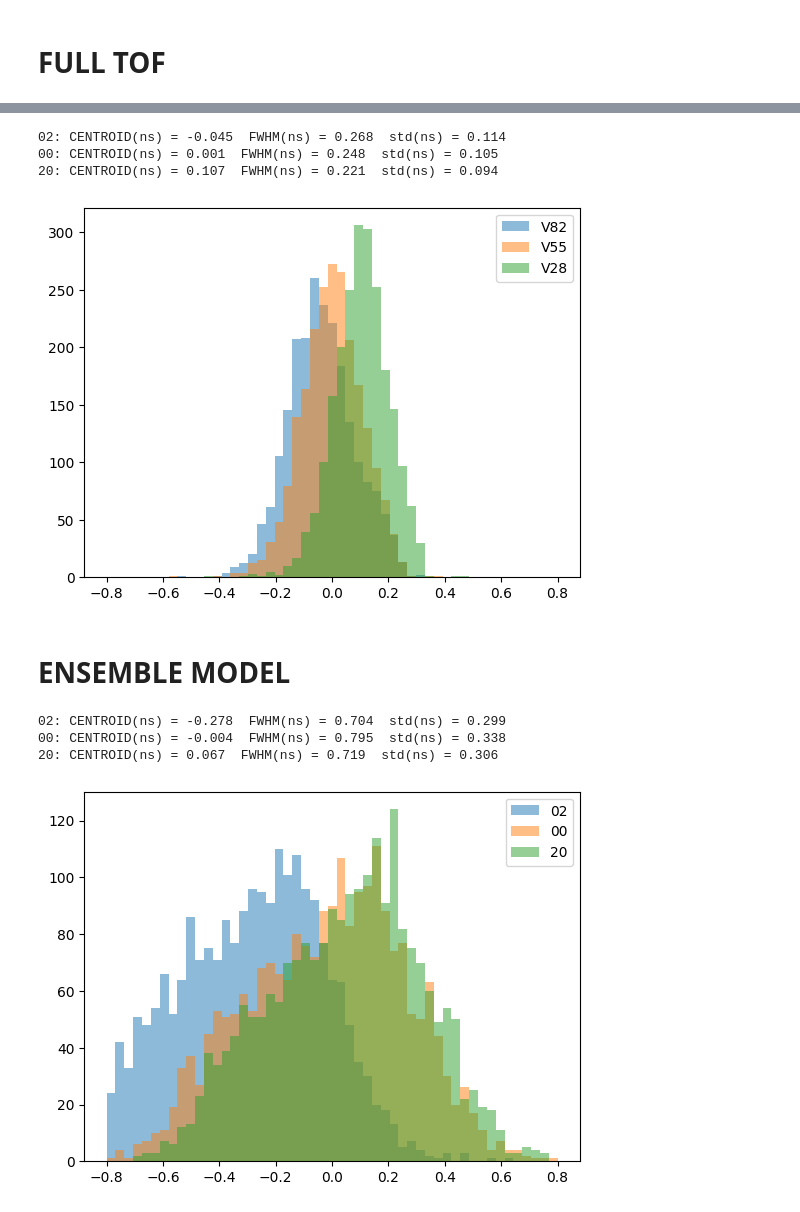
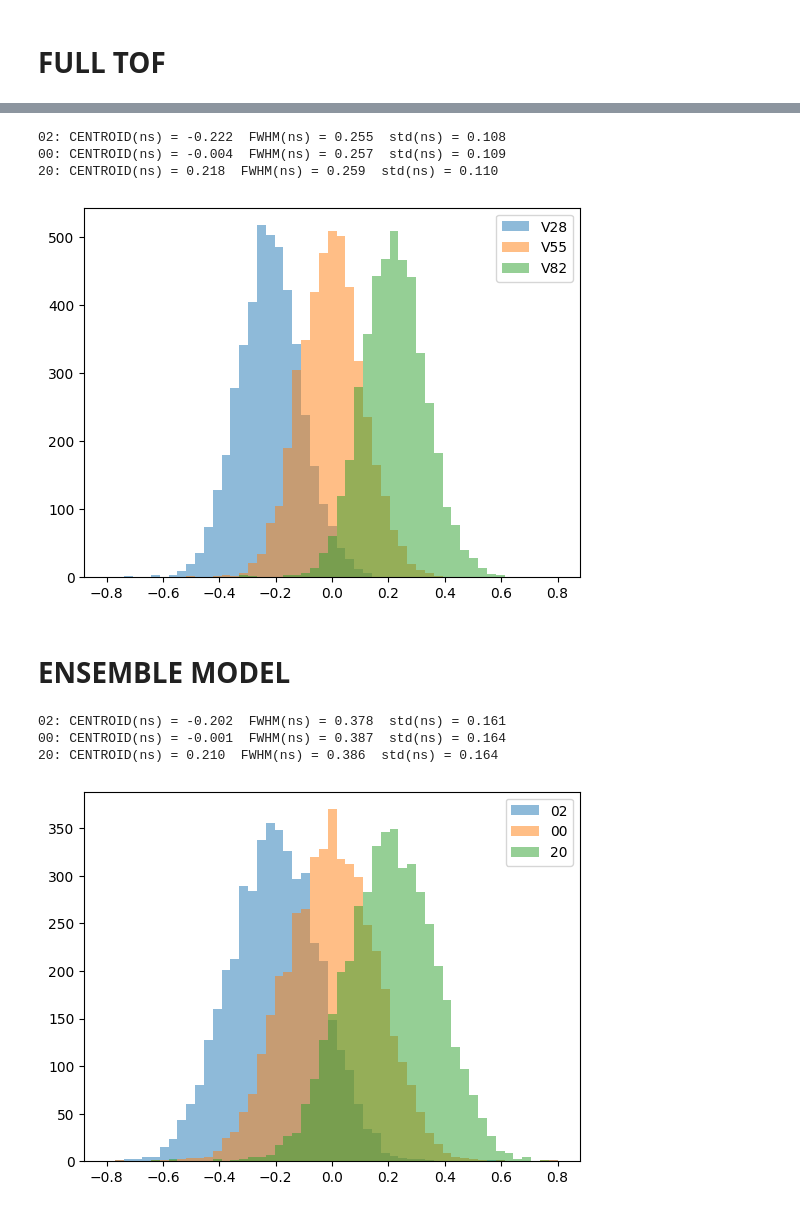
Before and after one commit to wjosefw/Signal-processing-with-Neural-networks, a Jupyter notebook: DEEP_TIMING_DATOS_PRACTICA_MASTER_Na22.ipynb, the cells around one changed output, grey strips where cells are left out. Saved outputs shown, nothing was run; the diff lists cells and outputs as text; code cells hidden in the pictures.

Commit message:
Agregado el ajuste grueso de ajustar todos los pulsos al promediado. Con esto consigo el mejor FWHM con el Na22 hasta ahora con avg 257 ps

```diff
--- a/DEEP_TIMING_DATOS_PRACTICA_MASTER_Na22.ipynb
+++ b/DEEP_TIMING_DATOS_PRACTICA_MASTER_Na22.ipynb
@@ -251,2 +157,5 @@ for i in range(TEST.shape[0]):
+# %%
+#------------------------------------- Define size of train set ---------------------------------
+Ntrain = int(0.8*new_pulses.shape[0])
 # %% [markdown]
 # **DETECTOR 0**
@@ -346,2 +244,25 @@ print(M_Train_dec1.shape, "NM =", NM)
+# %%
+def model_definition(NM):
+
+  inputA = Input(shape=(NM,))
+  inputB = Input(shape=(NM,))
+
+  x1 = Dense(128, activation="relu", kernel_initializer=initializers.RandomNormal(mean=0.0, stddev=1), kernel_regularizer=l2(0.01))
+  x2 = Dense(128, activation="relu", kernel_initializer=initializers.RandomNormal(mean=0.0, stddev=1), kernel_regularizer=l2(0.01))
+  x3 = Dense(128, activation="relu", kernel_initializer=initializers.RandomNormal(mean=0.0, stddev=1), kernel_regularizer=l2(0.01))
+  x4 = Dense(1, activation="linear")
+
+  op1A = x1(inputA)
+  op2A = x2(op1A)
+  op3A = x3(op2A)
+  outA = x4(op3A)
+
+  op1B = x1(inputB)
+  op2B = x2(op1B)
+  op3B = x3(op2B)
+  outB = x4(op3B)
+
+  model = Model(inputs=[inputA, inputB], outputs=outA-outB)
+  return model
 # %% [markdown]
 # **FULL TOF**
@@ -610,16 +472,16 @@ plt.legend()
 # %%
-epoch = 60
+epoch = 5
 #------------------------------------------- Histogram and gaussian fit -----------------------------------------------
 nbins=51
-histogN_02, binsN, patchesN  = plt.hist(-1*TOFN_02_array[index,epoch,:] + np.mean(TOFN_00_array[index,epoch,:]),bins=nbins,range=[-0.8,0.8],alpha = 0.5,label='V82');
+histogN_02, binsN, patchesN  = plt.hist(TOFN_02_array[index,epoch,:] - np.mean(TOFN_00_array[index,epoch,:]),bins=nbins,range=[-0.8,0.8],alpha = 0.5,label='V28');
 cbinsN = 0.5*(binsN[1:]+binsN[0:-1])
 HN, AN, x0N_02, sigmaN_02 = gauss_fit(cbinsN, histogN_02)
 
-histogN, binsN, patchesN  = plt.hist(-1*TOFN_00_array[index,epoch,:] + np.mean(TOFN_00_array[index,epoch,:]),bins=nbins,range=[-0.8,0.8],alpha = 0.5,label='V55');
+histogN, binsN, patchesN  = plt.hist(TOFN_00_array[index,epoch,:] - np.mean(TOFN_00_array[index,epoch,:]),bins=nbins,range=[-0.8,0.8],alpha = 0.5,label='V55');
 cbinsN = 0.5*(binsN[1:]+binsN[0:-1])
 HN, AN, x0N, sigmaN = gauss_fit(cbinsN, histogN)
 
-histogN_20, binsN, patchesN  = plt.hist(-1*TOFN_20_array[index,epoch,:] + np.mean(TOFN_00_array[index,epoch,:]),bins=nbins,range=[-0.8,0.8],alpha = 0.5,label='V28');
+histogN_20, binsN, patchesN  = plt.hist(TOFN_20_array[index,epoch,:] - np.mean(TOFN_00_array[index,epoch,:]),bins=nbins,range=[-0.8,0.8],alpha = 0.5,label='V82');
 cbinsN = 0.5*(binsN[1:]+binsN[0:-1])
 HN, AN, x0N_20, sigmaN_20 = gauss_fit(cbinsN, histogN_20)
 plt.legend()
@@ -635,9 +497,9 @@ print("02: CENTROID(ns) = %.3f  FWHM(ns) = %.3f  std(ns) = %.3f" % (x0N_02, FWHM
 print("00: CENTROID(ns) = %.3f  FWHM(ns) = %.3f  std(ns) = %.3f" % (x0N, FWHMN, sigmaN))
 print("20: CENTROID(ns) = %.3f  FWHM(ns) = %.3f  std(ns) = %.3f" % (x0N_20, FWHMN_20, sigmaN_20))
 # %% [output]
-02: CENTROID(ns) = -0.045  FWHM(ns) = 0.268  std(ns) = 0.114
-00: CENTROID(ns) = 0.001  FWHM(ns) = 0.248  std(ns) = 0.105
-20: CENTROID(ns) = 0.107  FWHM(ns) = 0.221  std(ns) = 0.094
+02: CENTROID(ns) = -0.222  FWHM(ns) = 0.255  std(ns) = 0.108
+00: CENTROID(ns) = -0.004  FWHM(ns) = 0.257  std(ns) = 0.109
+20: CENTROID(ns) = 0.218  FWHM(ns) = 0.259  std(ns) = 0.110
-[figure, old version]
+[figure, new version]
 # %% [markdown]
 # **ENSEMBLE MODEL**
@@ -649,31 +506,36 @@ mean_20 = np.squeeze(np.mean(TOFN_20_array, axis=0))[epoch,:]
+# %%
+#---------------------------- Get the weighted mean by the accuracy of their bias result ------------------------------------------
+weighted_mean_20 = np.average(np.squeeze(TOFN_20_array[:,epoch,:]), weights=(1/bias[:,epoch]), axis=0)
+weighted_mean_00 = np.average(np.squeeze(TOFN_00_array[:,epoch,:]), weights=(1/bias[:,epoch]), axis=0)
+weighted_mean_02 = np.average(np.squeeze(TOFN_02_array[:,epoch,:]), weights=(1/bias[:,epoch]), axis=0)
 # %%
 #------------------------------------------- Histogram and gaussian fit -----------------------------------------------
 nbins=51
-histogN_02, binsN, patchesN  = plt.hist(-1*mean_02 + np.mean(mean_00),bins=nbins,range=[-0.8,0.8],alpha = 0.5,label='02');
+histogN_02, binsN, patchesN  = plt.hist(weighted_mean_02 - np.mean(weighted_mean_00),bins=nbins,range=[-0.8,0.8],alpha = 0.5,label='02');
 cbinsN = 0.5*(binsN[1:]+binsN[0:-1])
 HN, AN, x0N_02, sigmaN_02 = gauss_fit(cbinsN, histogN_02)
 
-histogN, binsN, patchesN  = plt.hist(-1*mean_00 + np.mean(mean_00),bins=nbins,range=[-0.8,0.8],alpha = 0.5,label='00');
+histogN, binsN, patchesN  = plt.hist(weighted_mean_00 - np.mean(weighted_mean_00),bins=nbins,range=[-0.8,0.8],alpha = 0.5,label='00');
 cbinsN = 0.5*(binsN[1:]+binsN[0:-1])
 HN, AN, x0N, sigmaN = gauss_fit(cbinsN, histogN)
 
-histogN_20, binsN, patchesN  = plt.hist(-1*mean_20 + np.mean(mean_00),bins=nbins,range=[-0.8,0.8],alpha = 0.5,label='20');
+histogN_20, binsN, patchesN  = plt.hist(weighted_mean_20 - np.mean(weighted_mean_00),bins=nbins,range=[-0.8,0.8],alpha = 0.5,label='20');
 cbinsN = 0.5*(binsN[1:]+binsN[0:-1])
 HN, AN, x0N_20, sigmaN_20 = gauss_fit(cbinsN, histogN_20)
 plt.legend()
 
 
 FWHMN_02 = 2.35482 * sigmaN_02
 FWHMN = 2.35482 * sigmaN
 FWHMN_20 = 2.35482 * sigmaN_20
 
 
 print('')
 print("02: CENTROID(ns) = %.3f  FWHM(ns) = %.3f  std(ns) = %.3f" % (x0N_02, FWHMN_02, sigmaN_02))
 print("00: CENTROID(ns) = %.3f  FWHM(ns) = %.3f  std(ns) = %.3f" % (x0N, FWHMN, sigmaN))
 print("20: CENTROID(ns) = %.3f  FWHM(ns) = %.3f  std(ns) = %.3f" % (x0N_20, FWHMN_20, sigmaN_20))
 # %% [output]
-02: CENTROID(ns) = -0.278  FWHM(ns) = 0.704  std(ns) = 0.299
-00: CENTROID(ns) = -0.004  FWHM(ns) = 0.795  std(ns) = 0.338
-20: CENTROID(ns) = 0.067  FWHM(ns) = 0.719  std(ns) = 0.306
+02: CENTROID(ns) = -0.202  FWHM(ns) = 0.378  std(ns) = 0.161
+00: CENTROID(ns) = -0.001  FWHM(ns) = 0.387  std(ns) = 0.164
+20: CENTROID(ns) = 0.210  FWHM(ns) = 0.386  std(ns) = 0.164
-[figure, old version]
+[figure, new version]
```
Also changed, not shown: parts of 35 cells of this notebook.
